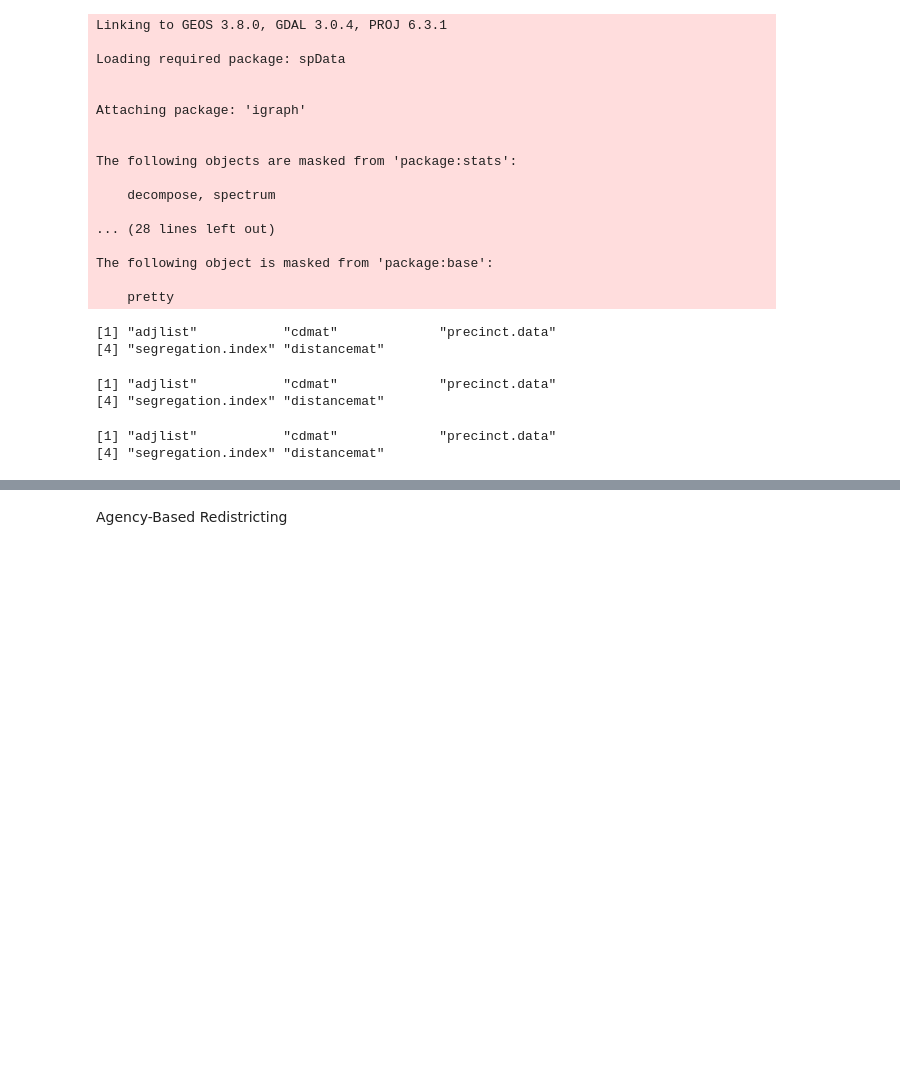
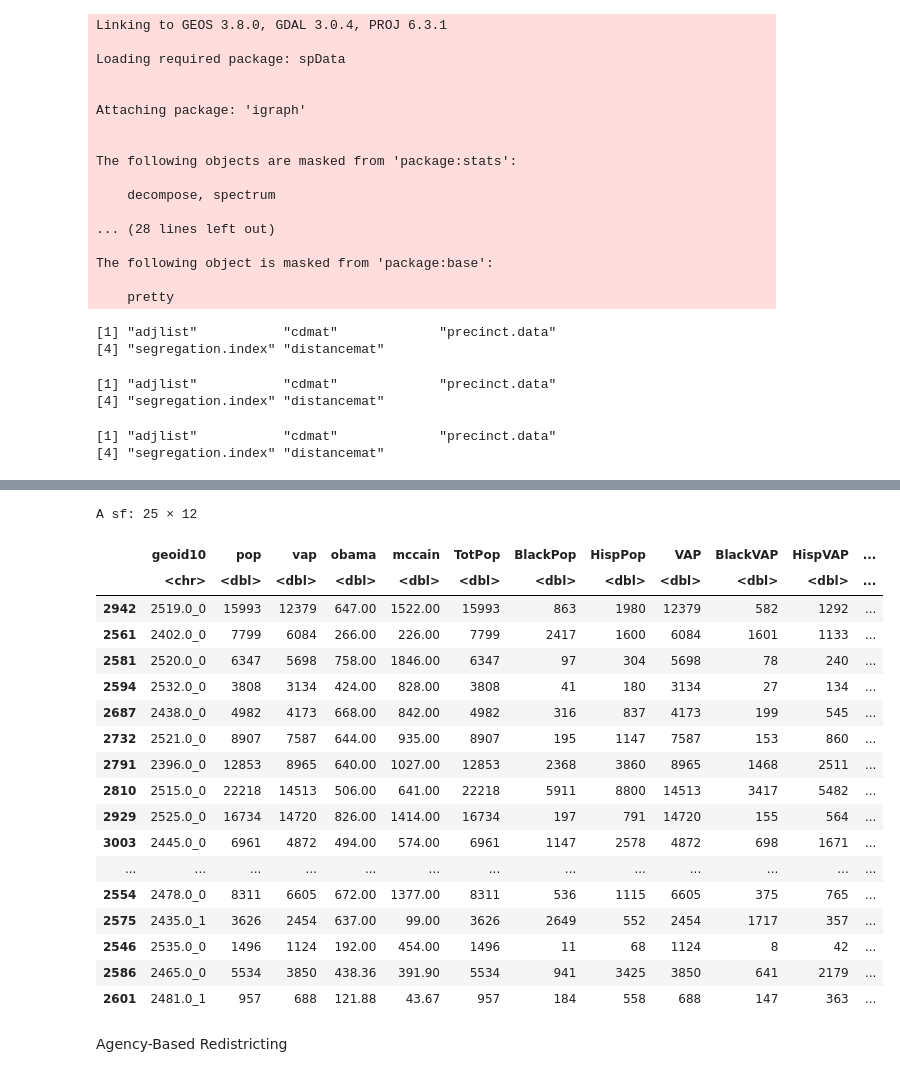
Before and after one commit to madeleinegoertz/ap-research-redistricting, a Jupyter notebook: mcmc/Working with MCMC.ipynb, the cells around one changed output, grey strips where cells are left out. Drawn from its saved outputs; the diff is of its cells as text; code cells hidden in the pictures; blank space fills up the shorter version.

```diff
--- a/mcmc/Working with MCMC.ipynb
+++ b/mcmc/Working with MCMC.ipynb
@@ -72,3 +62,26 @@ ERROR: Error in eval(expr, envir, enclos): object 'fl250.dtypes' not found
+# %%
+data("fl25")
+fl25
+# %% [output]
+A sf: 25 × 12
+|  | geoid10 | pop | vap | obama | mccain | TotPop | BlackPop | HispPop | VAP | BlackVAP | HispVAP | ... |
+|  | <chr> | <dbl> | <dbl> | <dbl> | <dbl> | <dbl> | <dbl> | <dbl> | <dbl> | <dbl> | <dbl> | ... |
+| 2942 | 2519.0_0 | 15993 | 12379 | 647.00 | 1522.00 | 15993 | 863 | 1980 | 12379 | 582 | 1292 | ... |
+| 2561 | 2402.0_0 | 7799 | 6084 | 266.00 | 226.00 | 7799 | 2417 | 1600 | 6084 | 1601 | 1133 | ... |
+| 2581 | 2520.0_0 | 6347 | 5698 | 758.00 | 1846.00 | 6347 | 97 | 304 | 5698 | 78 | 240 | ... |
+| 2594 | 2532.0_0 | 3808 | 3134 | 424.00 | 828.00 | 3808 | 41 | 180 | 3134 | 27 | 134 | ... |
+| 2687 | 2438.0_0 | 4982 | 4173 | 668.00 | 842.00 | 4982 | 316 | 837 | 4173 | 199 | 545 | ... |
+| 2732 | 2521.0_0 | 8907 | 7587 | 644.00 | 935.00 | 8907 | 195 | 1147 | 7587 | 153 | 860 | ... |
+| 2791 | 2396.0_0 | 12853 | 8965 | 640.00 | 1027.00 | 12853 | 2368 | 3860 | 8965 | 1468 | 2511 | ... |
+| 2810 | 2515.0_0 | 22218 | 14513 | 506.00 | 641.00 | 22218 | 5911 | 8800 | 14513 | 3417 | 5482 | ... |
+| 2929 | 2525.0_0 | 16734 | 14720 | 826.00 | 1414.00 | 16734 | 197 | 791 | 14720 | 155 | 564 | ... |
+| 3003 | 2445.0_0 | 6961 | 4872 | 494.00 | 574.00 | 6961 | 1147 | 2578 | 4872 | 698 | 1671 | ... |
+| ... | ... | ... | ... | ... | ... | ... | ... | ... | ... | ... | ... | ... |
+| 2554 | 2478.0_0 | 8311 | 6605 | 672.00 | 1377.00 | 8311 | 536 | 1115 | 6605 | 375 | 765 | ... |
+| 2575 | 2435.0_1 | 3626 | 2454 | 637.00 | 99.00 | 3626 | 2649 | 552 | 2454 | 1717 | 357 | ... |
+| 2546 | 2535.0_0 | 1496 | 1124 | 192.00 | 454.00 | 1496 | 11 | 68 | 1124 | 8 | 42 | ... |
+| 2586 | 2465.0_0 | 5534 | 3850 | 438.36 | 391.90 | 5534 | 941 | 3425 | 3850 | 641 | 2179 | ... |
+| 2601 | 2481.0_1 | 957 | 688 | 121.88 | 43.67 | 957 | 184 | 558 | 688 | 147 | 363 | ... |
 # %% [markdown]
 Agency-Based Redistricting
 # %%
```
Also changed, not shown: parts of 18 cells of this notebook.
